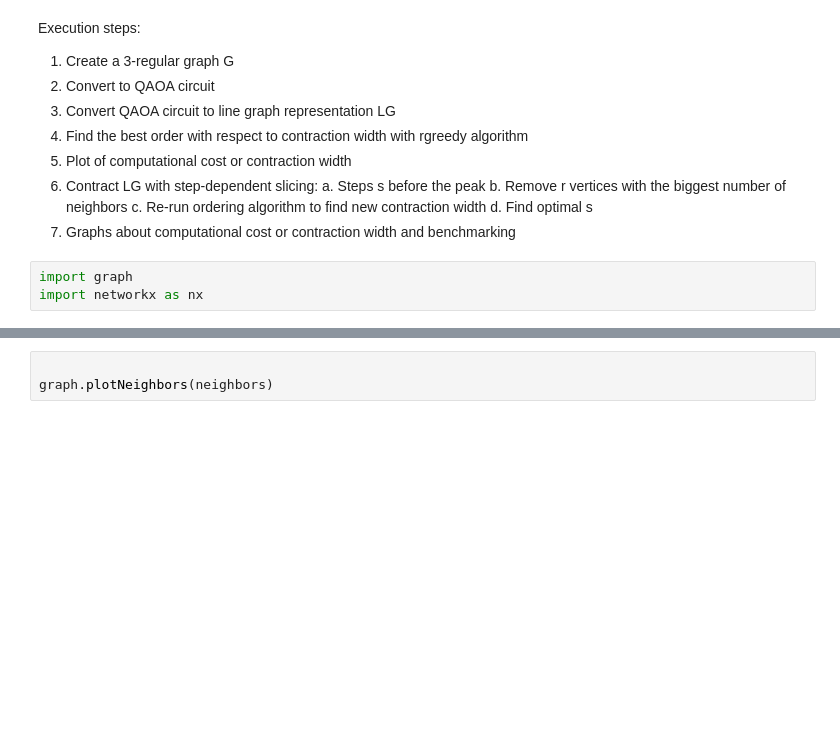
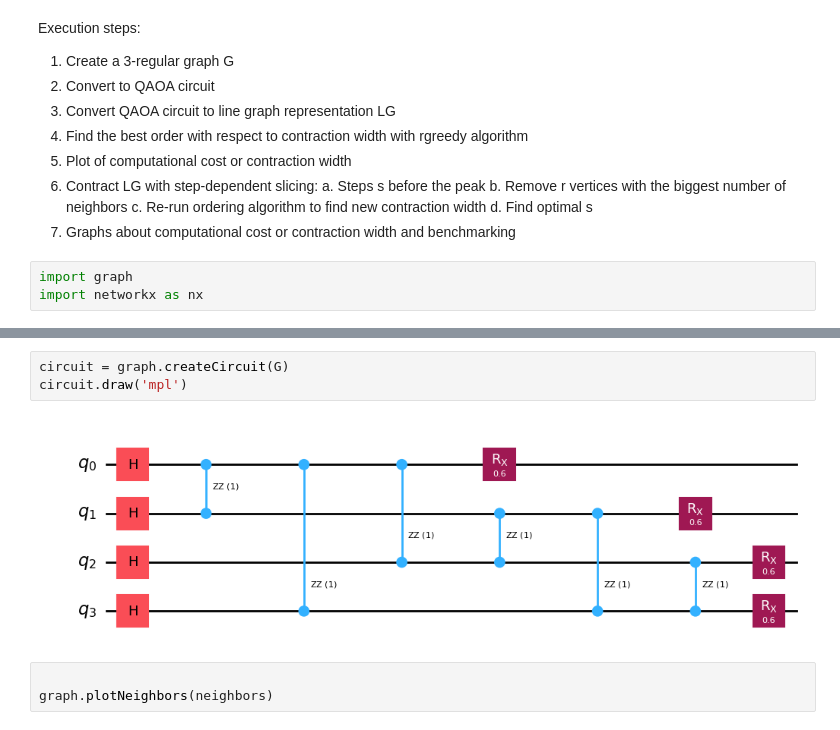
Before and after one commit to richardm1234/stepDependentSlicing_AQC, a Jupyter notebook: demo.ipynb, the cells around one changed output, grey strips where cells are left out. Saved outputs shown, nothing was run; the diff lists cells and outputs as text; blank space fills up the shorter version.

```diff
--- a/demo.ipynb
+++ b/demo.ipynb
@@ -23,3 +23,8 @@ order, width, neighbors = graph.rgreedy(G, 0.5, 25)
+# %%
+circuit = graph.createCircuit(G)
+circuit.draw('mpl')
+# %% [output]
+[figure, added]
 # %%
 
 graph.plotNeighbors(neighbors)
```
Also changed, not shown: parts of 1 cell of this notebook, 1 other file.
